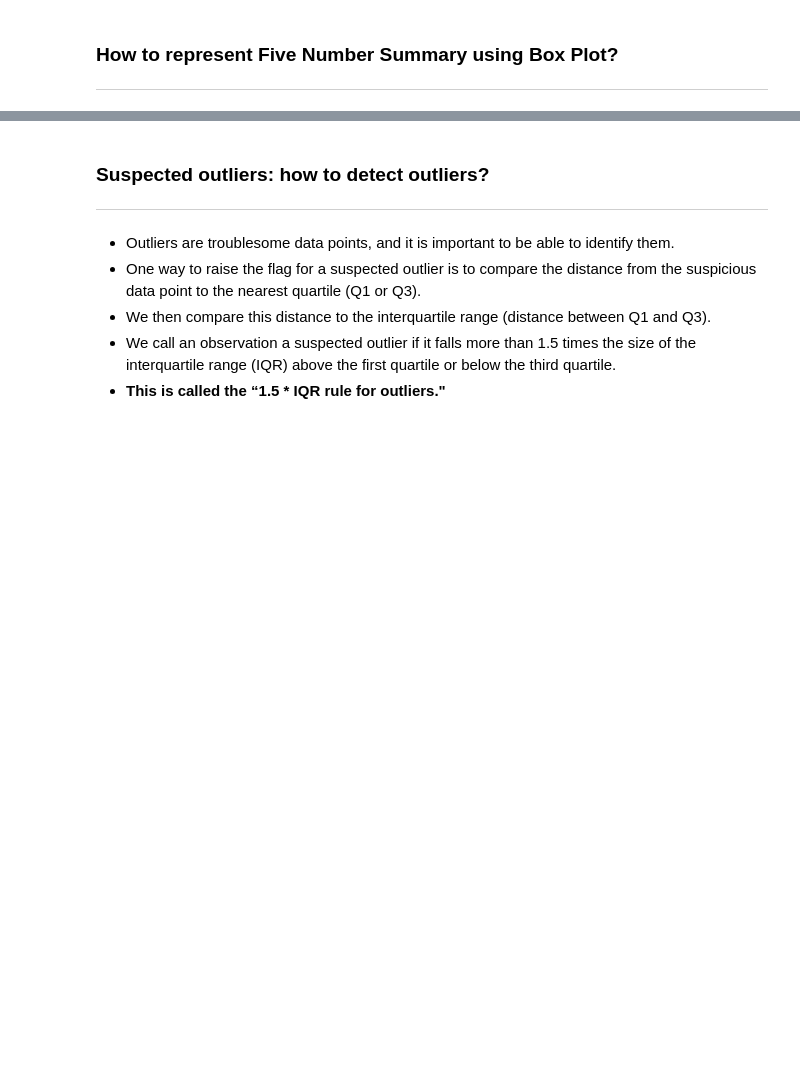
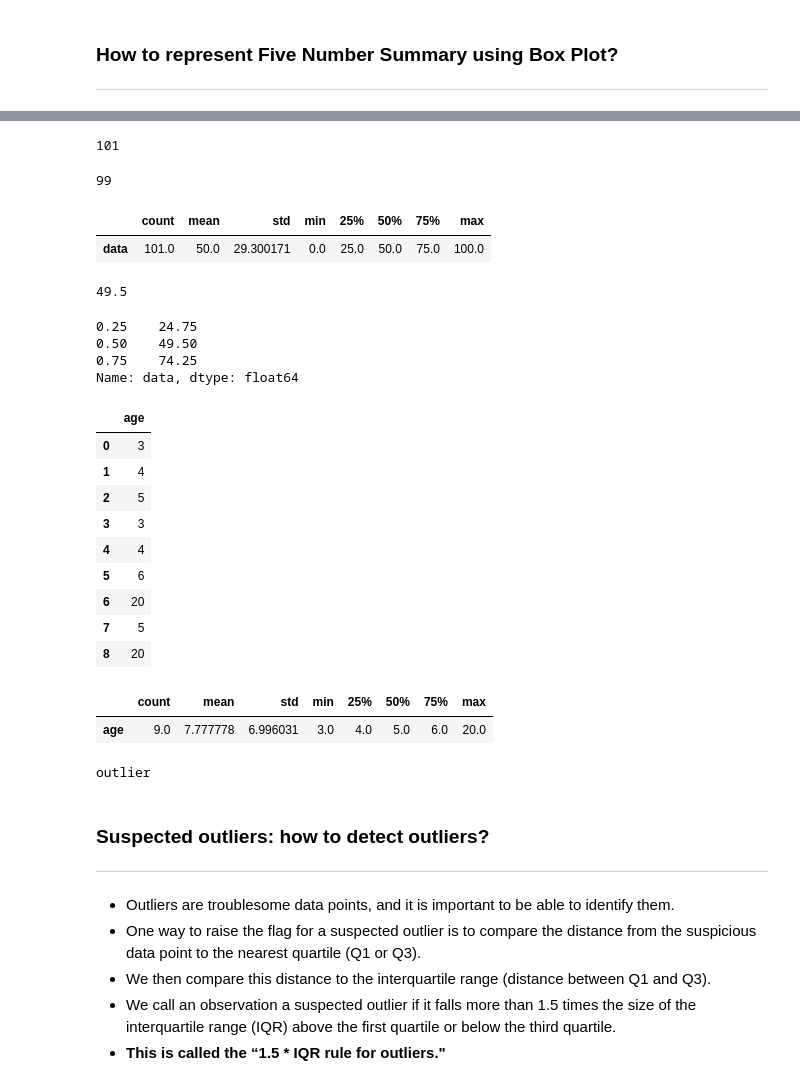
Before and after one commit to bnriiitb/applied_machine_learning_course, a Jupyter notebook: 03 Statistics/Math for Data Science - Statistics.ipynb, the cells around one changed output, grey strips where cells are left out. Saved outputs shown, nothing was run; the diff lists cells and outputs as text; code cells hidden in the pictures; blank space fills up the shorter version.

```diff
--- a/03 Statistics/Math for Data Science - Statistics.ipynb
+++ b/03 Statistics/Math for Data Science - Statistics.ipynb
@@ -214,3 +225,55 @@ Qualitative: Name, Gender, School
+# %%
+data.shape[0]
+# %% [output]
+101
+# %%
+data.data[99]
+# %% [output]
+99
+# %%
+data.describe().T
+# %% [output]
+|  | count | mean | std | min | 25% | 50% | 75% | max |
+| data | 101.0 | 50.0 | 29.300171 | 0.0 | 25.0 | 50.0 | 75.0 | 100.0 |
+# %%
+(data.data[49] + data.data[50])/2
+# %% [output]
+49.5
+# %%
+data.data.quantile([0.25,0.5,0.75])
+# %% [output]
+0.25    24.75
+0.50    49.50
+0.75    74.25
+Name: data, dtype: float64
+# %%
+l=[3,4,5,3,4,6,20,5,20]
+stundetns_data=pd.DataFrame({'age':l})
+stundetns_data
+# %% [output]
+|  | age |
+| 0 | 3 |
+| 1 | 4 |
+| 2 | 5 |
+| 3 | 3 |
+| 4 | 4 |
+| 5 | 6 |
+| 6 | 20 |
+| 7 | 5 |
+| 8 | 20 |
+# %%
+stundetns_data.describe().T
+# %% [output]
+|  | count | mean | std | min | 25% | 50% | 75% | max |
+| age | 9.0 | 7.777778 | 6.996031 | 3.0 | 4.0 | 5.0 | 6.0 | 20.0 |
+# %%
+Q1 = 3.75
+Q3 = 5.25
+
+if (20 > 6 * 1.5):
+    print('outlier')
+# %% [output]
+outlier
 # %% [markdown]
 ### Suspected outliers: how to detect outliers?
 ---------------------------------------
```
Also changed, not shown: parts of 9 cells of this notebook, 2 other files.
